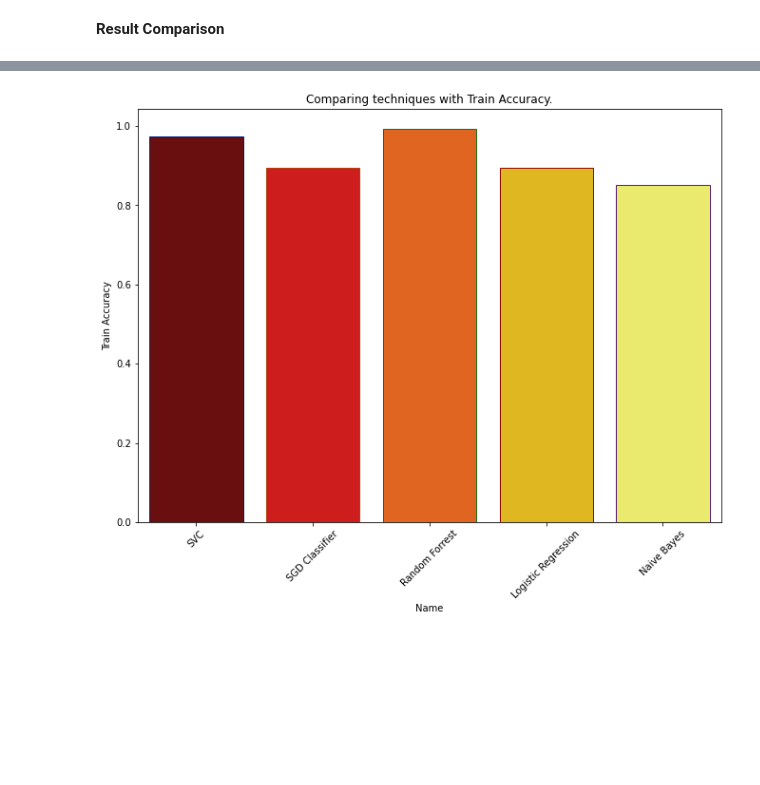
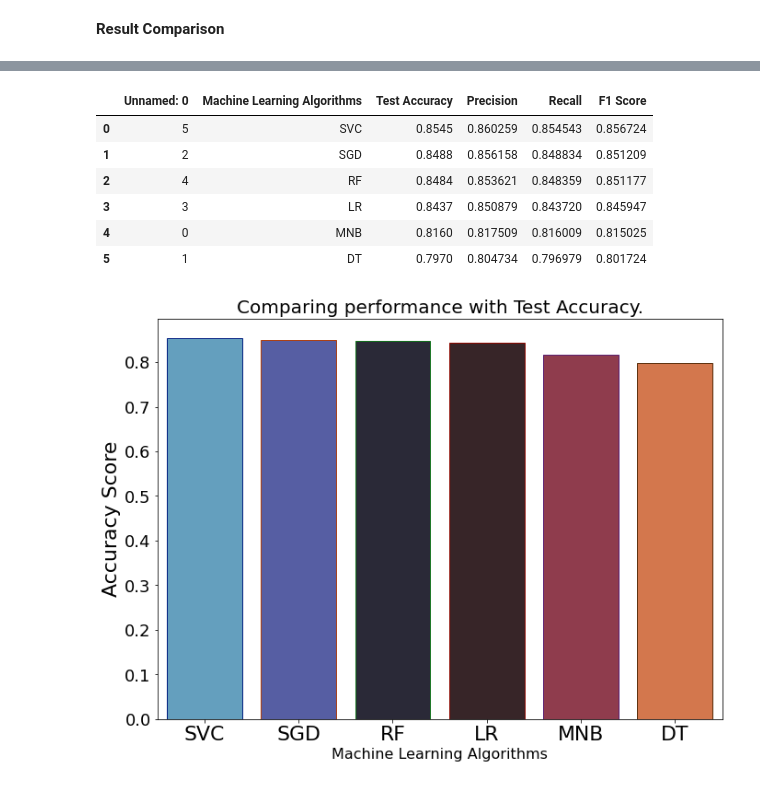
Before and after one commit to rezaul-h/Multi-class-sentiment-analysis-on-bangali-language-, a Jupyter notebook: ML with OnevsRest.ipynb, the cells around one changed output, grey strips where cells are left out. Cells and saved outputs as stored; diff of their text form; code cells hidden in the pictures; blank space fills up the shorter version.

```diff
--- a/ML with OnevsRest.ipynb
+++ b/ML with OnevsRest.ipynb
@@ -363,7 +408,10 @@ TFIDF_SVC_pipeline = Pipeline([
 
 TFIDF_SVC_pipeline.fit(X_train, y_train)
 TFIDF_SVC_pipeline_prediction = TFIDF_SVC_pipeline.predict(X_test)
-SVC = accuracy_score(TFIDF_SVC_pipeline_prediction, y_test)
+filename = path + 'SVC.sav'
+joblib.dump(TFIDF_SVC_pipeline_prediction, open(filename, 'wb'))
+
+# SVC = accuracy_score(TFIDF_SVC_pipeline_prediction, y_test)
  #SVC_f1 = f1_score(TFIDF_SVC_pipeline_prediction, y_test)
 print('accuracy %s' % accuracy_score(TFIDF_SVC_pipeline_prediction, y_test))
 # %% [output]
@@ -486,0 +636,4 @@ compare
+# %%
+#read the data
+compare=pd.read_csv('/content/drive/MyDrive/Colab Notebooks/multi class bangla sentiment analysis/visualization/result_analysis/compareResult.csv')
+compare
@@ -487,5 +648,32 @@ compare
+# %%
+compare = compare.rename(columns={'Name': 'Machine Learning Algorithms'})
+# %%
+compare
+# %% [output]
+|  | Unnamed: 0 | Machine Learning Algorithms | Test Accuracy | Precision | Recall | F1 Score |
+| 0 | 5 | SVC | 0.8545 | 0.860259 | 0.854543 | 0.856724 |
+| 1 | 2 | SGD | 0.8488 | 0.856158 | 0.848834 | 0.851209 |
+| 2 | 4 | RF | 0.8484 | 0.853621 | 0.848359 | 0.851177 |
+| 3 | 3 | LR | 0.8437 | 0.850879 | 0.843720 | 0.845947 |
+| 4 | 0 | MNB | 0.8160 | 0.817509 | 0.816009 | 0.815025 |
+| 5 | 1 | DT | 0.7970 | 0.804734 | 0.796979 | 0.801724 |
+# %%
+#plot comaparison
+def compare_plots(y_value,directory,filename, score):
+  plt.subplots(figsize=(11,8))
+  # color_palette("vlag", as_cmap=True)
+  sn.barplot(x="Machine Learning Algorithms", y=y_value,palette='icefire',data=compare,edgecolor=sn.color_palette('dark',7))
+
+  plt.tick_params(axis='x',rotation=0,labelsize=22)
+  plt.tick_params(axis='y',rotation=0,labelsize=18)
+  plt.title('Comparing performance with '+y_value+'.', fontsize=20)
+  plt.ylabel(score +' Score', fontsize=22)
+  plt.xlabel('Machine Learning Algorithms', fontsize=16)
+  plt.savefig("/content/drive/MyDrive/Colab Notebooks/multi class bangla sentiment analysis/visualization/result_analysis/"+directory+"/"+filename+".png")
+  plt.show()
+  return plt
 # %%
-train_comparison=compare_plots("Train Accuracy","ML comparison","train comparison")
+test_comparison=compare_plots("Test Accuracy","ML comparison","test comparison","Accuracy")
 # %% [output]
-[figure, old version]
+[figure, new version]
 # %%
```
Also changed, not shown: parts of 26 cells of this notebook, 44 other files.
